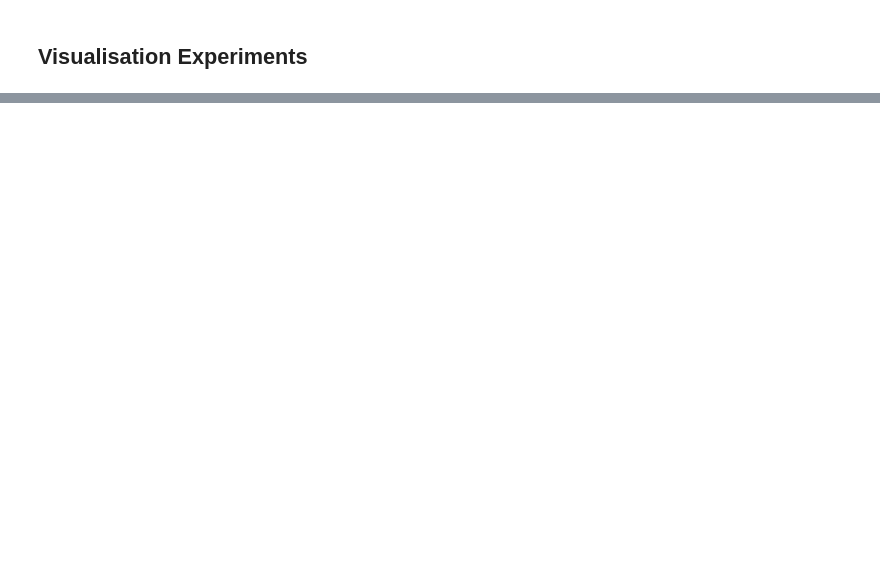
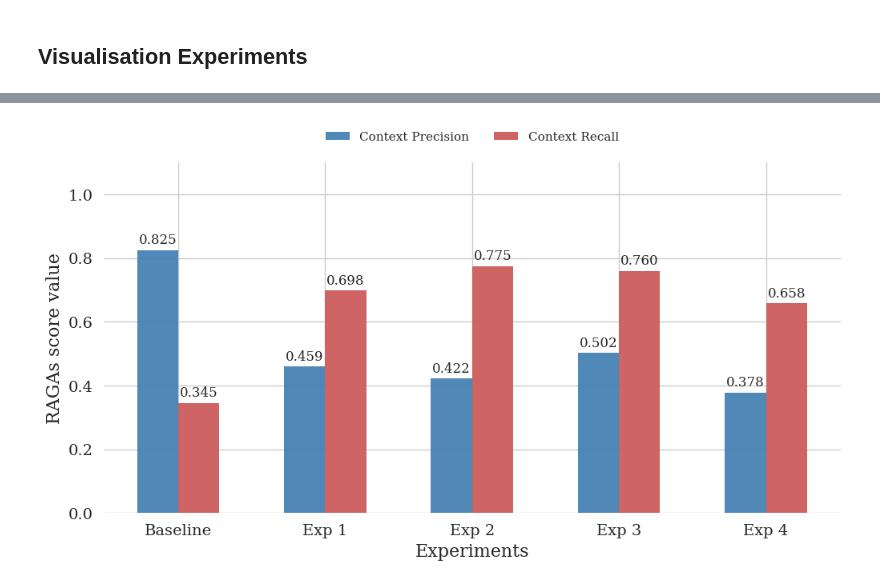
Before and after one commit to verkadefloor/thesis_project, a Jupyter notebook: split_rag/split_rag_experiments.ipynb, the cells around one changed output, grey strips where cells are left out. Drawn from its saved outputs; the diff is of its cells as text; code cells hidden in the pictures; blank space fills up the shorter version.

```diff
--- a/split_rag/split_rag_experiments.ipynb
+++ b/split_rag/split_rag_experiments.ipynb
@@ -795,0 +804,55 @@ plt.show()
+# %%
+#theme
+sns.set_theme(style="whitegrid")
+plt.rcParams.update({
+    'font.family': 'serif',
+    'font.size': 14,
+    'axes.labelsize': 16,
+    'xtick.labelsize': 14,
+    'ytick.labelsize': 14
+})
+
+# Define configurations (X-axis)
+experiments = ("Baseline", "Exp 1", "Exp 2", "Exp 3", "Exp 4")
+
+# Filtered RAGAs scores for SQ1 (retrieval metrics only)
+retrieval_metrics = {
+    'Context Precision': (0.8250, 0.4594, 0.4223, 0.5018, 0.3777),
+    'Context Recall': (0.3450, 0.6983, 0.7750, 0.7600, 0.6583),
+}
+
+x = np.arange(len(experiments))
+width = 0.28
+multiplier = 0
+
+# Color palette
+colors = ['#4682B4', '#CD5C5C']
+
+fig, ax = plt.subplots(figsize=(10, 5.5), layout='constrained')
+
+# Generate bars
+for (metric_name, scores), color in zip(retrieval_metrics.items(), colors):
+    offset = width * multiplier
+    rects = ax.bar(x + offset, scores, width, label=metric_name, color=color, edgecolor='none', alpha=0.95)
+
+    # Add data labels on top of bars
+    ax.bar_label(rects, padding=3, fmt='%.3f', fontsize=12)
+    multiplier += 1
+
+# Labels and tick positioning centered between the two bars
+ax.set_ylabel('RAGAs score value')
+ax.set_xlabel('Experiments')
+ax.set_xticks(x + (width * 0.5), experiments)
+
+# Legend settings
+ax.legend(loc='upper center', bbox_to_anchor=(0.5, 1.12), ncol=2, frameon=True, facecolor='white', edgecolor='none')
+ax.set_ylim(0, 1.1)
+
+# Clean chart borders
+sns.despine(left=True, bottom=True)
+
+# Save graph
+plt.savefig('sq1_retrieval_results.png', dpi=300, bbox_inches='tight')
+plt.show()
+# %% [output]
+[figure, added]
```
Also changed, not shown: parts of 5 cells of this notebook, 12 other files.
